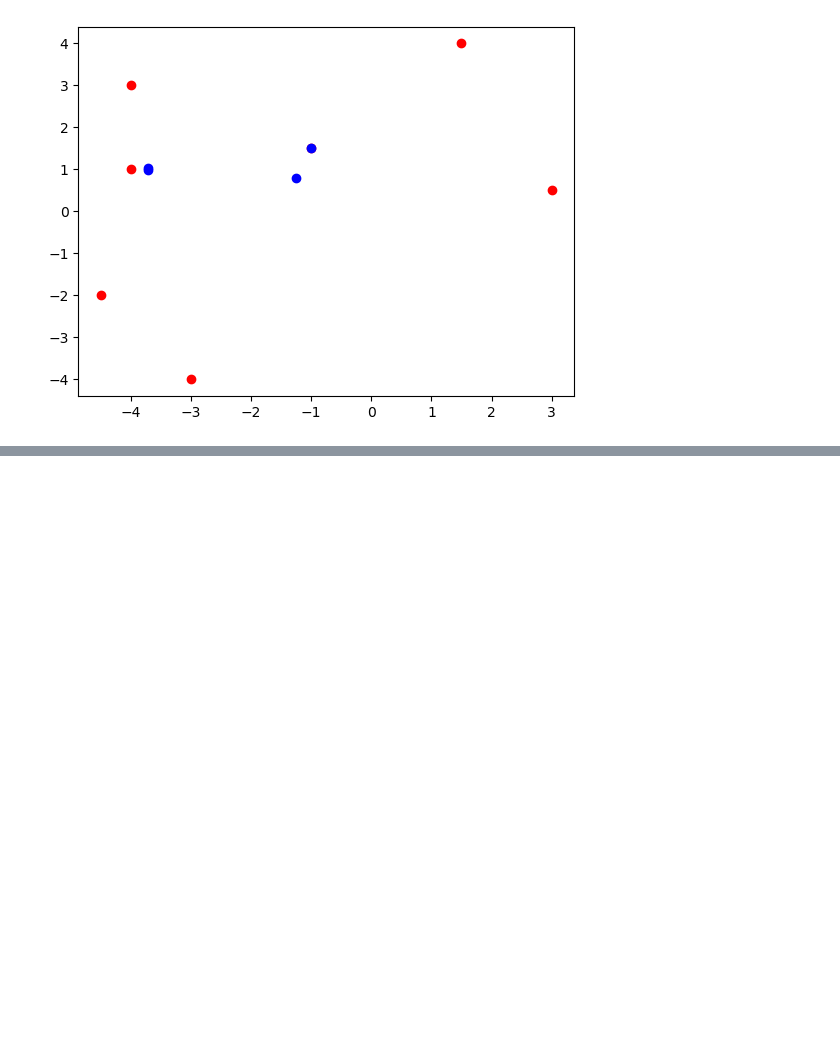
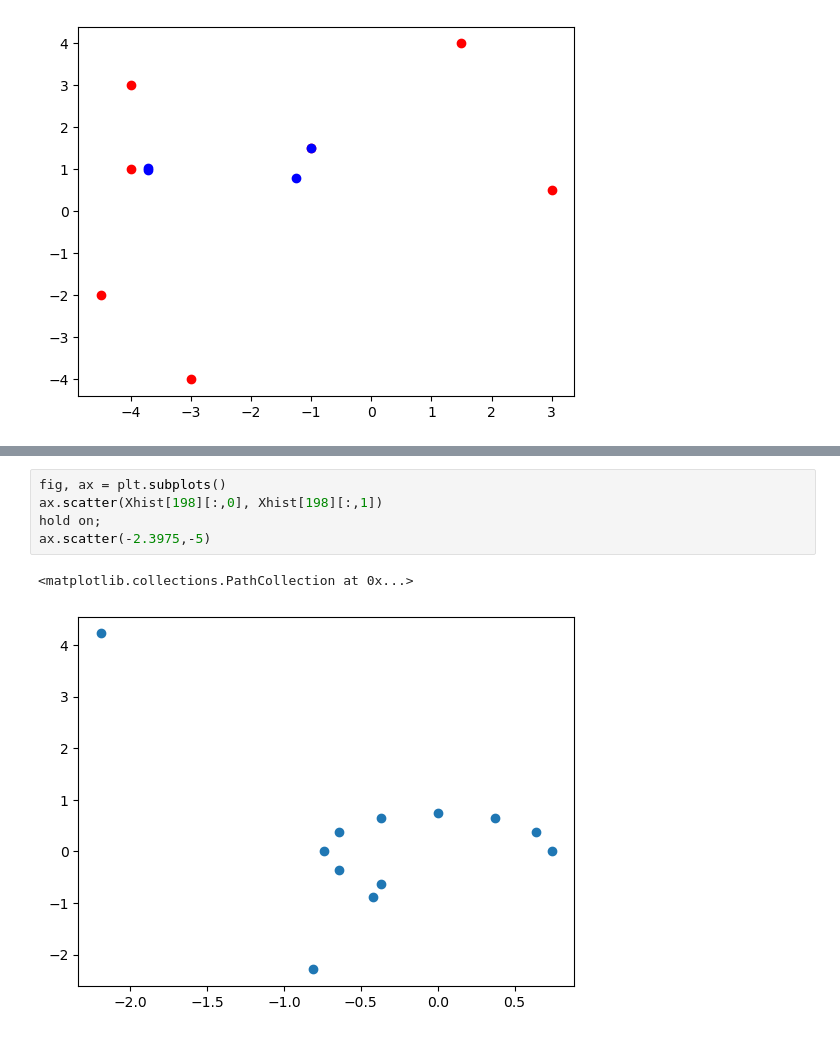
Before and after one commit to ChrisAshtonLee/Tukey, a Jupyter notebook: TukeyMedian.ipynb, the cells around one changed output, grey strips where cells are left out. Saved outputs shown, nothing was run; the diff lists cells and outputs as text; blank space fills up the shorter version.

```diff
--- a/TukeyMedian.ipynb
+++ b/TukeyMedian.ipynb
@@ -696,0 +868,8 @@ print(Xhist[100])
+# %%
+fig, ax = plt.subplots()
+ax.scatter(Xhist[198][:,0], Xhist[198][:,1])
+hold on;
+ax.scatter(-2.3975,-5)
+# %% [output]
+<matplotlib.collections.PathCollection at 0x...>
+[figure, added]
```
Also changed, not shown: parts of 25 cells of this notebook.
